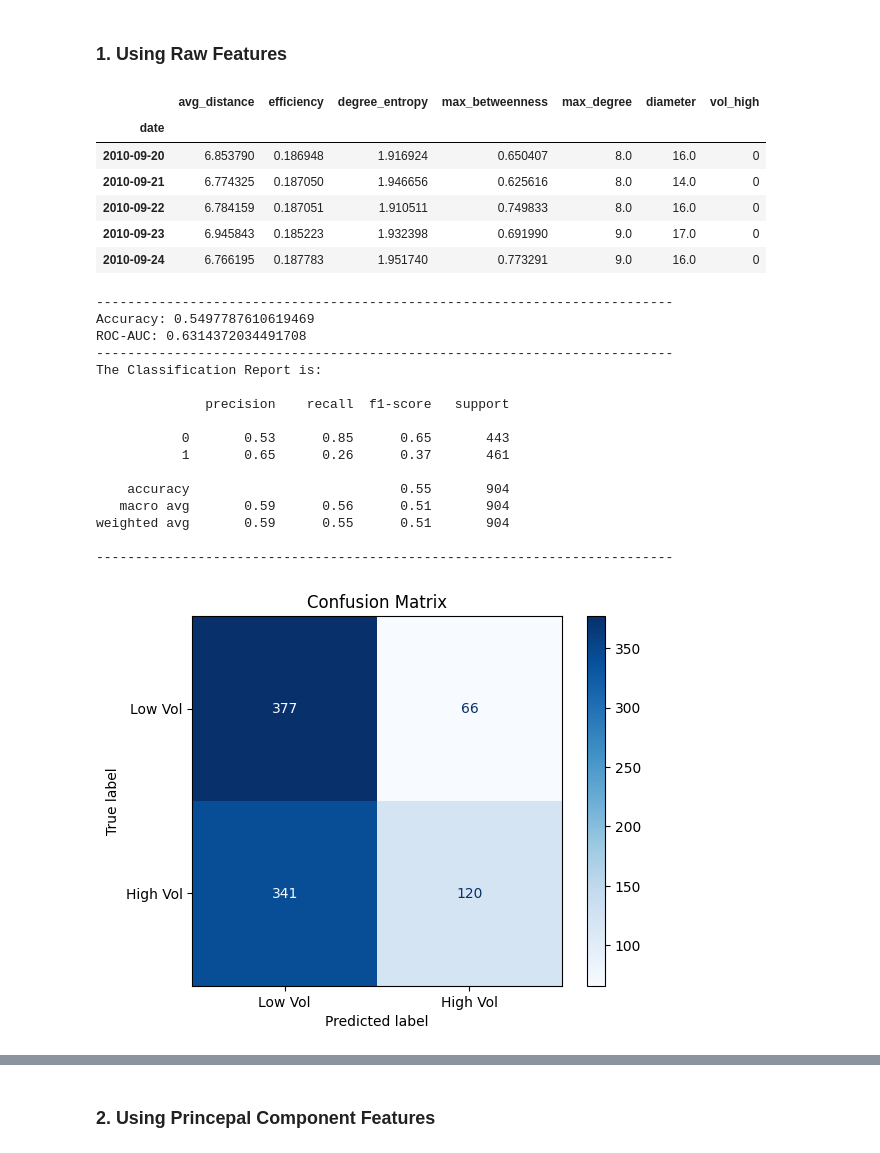
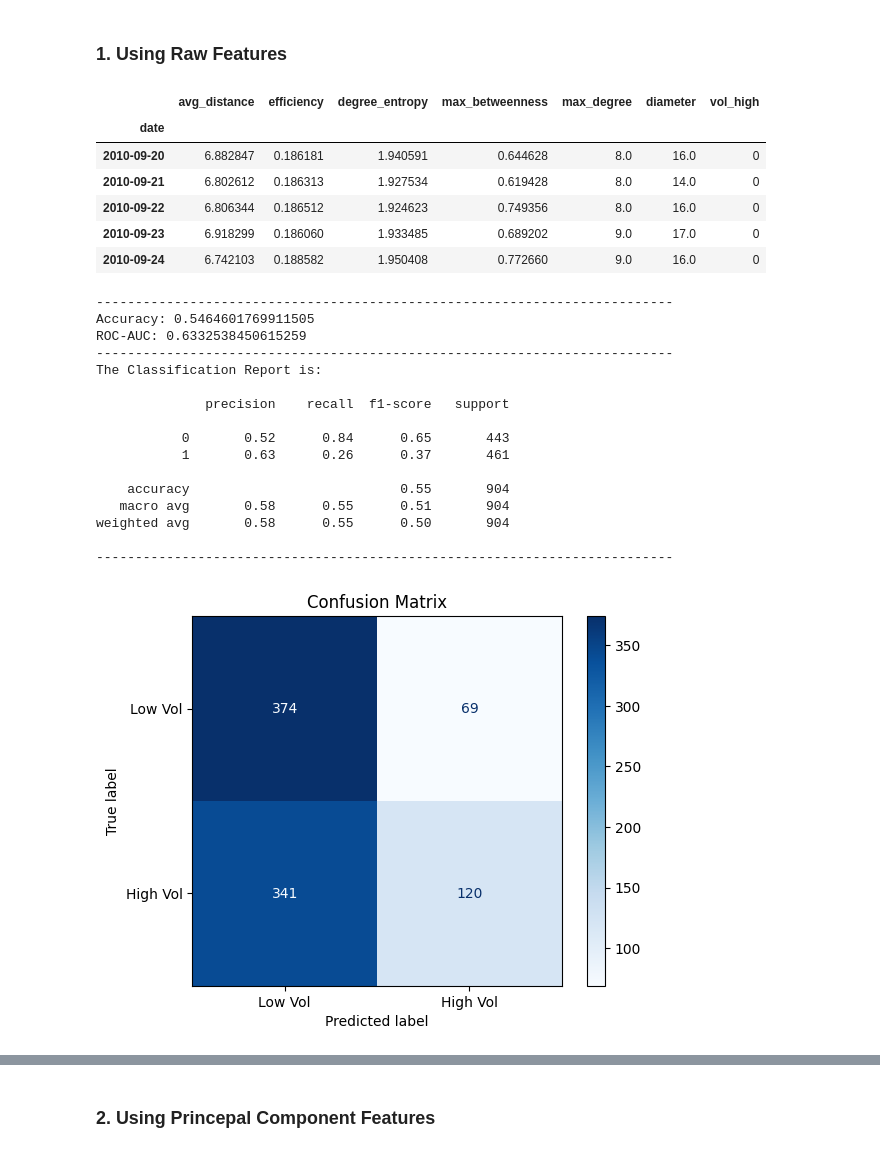
Before and after one commit to Namit-rk/Predicting-Volatility-regimes-only-using-Stock-Network-Topology, a Jupyter notebook: network_analysis.ipynb, the cells around one changed output, grey strips where cells are left out. Saved outputs shown, nothing was run; the diff lists cells and outputs as text; code cells hidden in the pictures.

```diff
--- a/network_analysis.ipynb
+++ b/network_analysis.ipynb
@@ -102,12 +111,12 @@ dfs = []
 
 df_post_2010 = df.loc["2010-01-01":]  # 2008 to 2009 market behavoir is too broken to construct a MST network
 
-for t in range(window, len(df_post_2010), step):
+for t in range(WINDOW, len(df_post_2010), STEP):
 
-	df_window = df_post_2010.iloc[t-window:t]
+	df_window = df_post_2010.iloc[t-WINDOW:t]
 
-	G = make_MST_Network(df_window)
-	row = MST_metrics(G)
+	mst = make_MST_Network(df_window)
+	row = MST_metrics(mst)
 
 	row['date'] = df_post_2010.index[t]
 
@@ -130,21 +156,18 @@ df_mst_rolling.head()
 # %% [markdown]
 Here we are downloading the NIFTY 50 index data to obtain a baseline for the market
 # %%
+from src.data_extraction import stock_info
 
-nifty_df = yf.download("^NSEI", start="2009-12-31", end="2023-01-01", progress=False) # Download NIFTY 50 data
+# Download NIFTY 50 data
+stock = '^NSEI'
+start_date = "2009-12-31"
+end_date = "2023-01-01"
 
-nifty_df = nifty_df[["Close"]]   # Keep only Close price
+# API call using yfinance
+stock_df = yf.download(stock, start=start_date, end=end_date, progress=False)
 
-nifty_df.index = pd.to_datetime(nifty_df.index)
-
-nifty_df["returns"] = np.log(nifty_df["Close"]).diff()
-nifty_df["volatility"] = nifty_df["returns"].rolling(window).std() * np.sqrt(trading_days_in_a_year)   # Not neccsesary to annualize
-
-nifty_df.index = pd.to_datetime(nifty_df.index)
-nifty_df.columns = nifty_df.columns.droplevel(1)
-
-nifty_df.dropna(inplace=True)
-
+# Obtaining stock datframe with rolling returns and volitality
+nifty_df = stock_info(stock_df ,WINDOW, TRADING_DAYS_IN_A_YEAR)
 nifty_df.head()
 # %% [output]
 | Price | Close | returns | volatility |
@@ -183,7 +205,7 @@ plt.show()
 # %% [markdown]
 The interesting thing we could see is thet there are some good correlation between features and volitality but not alot with returns this gives us a signal that the network topology is useful in predicting market risk. Which makes sense theoretically also because during high stress periods the network topology changes alot, some notable ways are the stocks become more correlated causing the average distance between the stocks to decrease, which we could see here with the negative correlation. Also the market becomes more in sync so the disorder decreases, which we could see here by the negative correlation in the entropy and so on
 # %%
-df_merged["vol_median"] = df_merged["volatility"].rolling(window).median()         # rolling median volatility (e.g. 60-day)
+df_merged["vol_median"] = df_merged["volatility"].rolling(WINDOW).median()         # rolling median volatility (e.g. 60-day)
 
 df_merged["vol_high"] = (df_merged["volatility"] > df_merged["vol_median"]).astype(int)    # binary target: high vs low volatility
 
@@ -226,18 +251,18 @@ target = 'vol_high'
 df_reg = df_merged[features + ["vol_high"]]
 
 for feature in features:
-	df_reg[feature] = df_reg[feature].shift(window)       # Applying shifting to the features to avoid look ahead bias and time leakage
+	df_reg[feature] = df_reg[feature].shift(WINDOW)       # Applying shifting to the features to avoid look ahead bias and time leakage
 
 df_reg = df_reg.dropna()
 df_reg.head()
 # %% [output]
 |  | avg_distance | efficiency | degree_entropy | max_betweenness | max_degree | diameter | vol_high |
 | date |  |  |  |  |  |  |  |
-| 2010-09-20 | 6.853790 | 0.186948 | 1.916924 | 0.650407 | 8.0 | 16.0 | 0 |
-| 2010-09-21 | 6.774325 | 0.187050 | 1.946656 | 0.625616 | 8.0 | 14.0 | 0 |
-| 2010-09-22 | 6.784159 | 0.187051 | 1.910511 | 0.749833 | 8.0 | 16.0 | 0 |
-| 2010-09-23 | 6.945843 | 0.185223 | 1.932398 | 0.691990 | 9.0 | 17.0 | 0 |
-| 2010-09-24 | 6.766195 | 0.187783 | 1.951740 | 0.773291 | 9.0 | 16.0 | 0 |
+| 2010-09-20 | 6.882847 | 0.186181 | 1.940591 | 0.644628 | 8.0 | 16.0 | 0 |
+| 2010-09-21 | 6.802612 | 0.186313 | 1.927534 | 0.619428 | 8.0 | 14.0 | 0 |
+| 2010-09-22 | 6.806344 | 0.186512 | 1.924623 | 0.749356 | 8.0 | 16.0 | 0 |
+| 2010-09-23 | 6.918299 | 0.186060 | 1.933485 | 0.689202 | 9.0 | 17.0 | 0 |
+| 2010-09-24 | 6.742103 | 0.188582 | 1.950408 | 0.772660 | 9.0 | 16.0 | 0 |
 # %%
 def time_split(x, train_size = 0.75):
   i = int(len(x) * train_size)
@@ -251,23 +276,25 @@ y_train = df_reg_train[target]
 X_test = df_reg_test[features]
 y_test = df_reg_test[target]
 # %%
-Regression(X_train, X_test, y_train, y_test)
+y_pred,y_prob = Regression(X_train, X_test, y_train, y_test)
+classification_metrics(y_test, y_pred, y_prob)
+plot_confusion_matrix(y_test,y_pred)
 # %% [output]
 --------------------------------------------------------------------------
-Accuracy: 0.5497787610619469
-ROC-AUC: 0.6314372034491708
+Accuracy: 0.5464601769911505
+ROC-AUC: 0.6332538450615259
 --------------------------------------------------------------------------
 The Classification Report is:
 
               precision    recall  f1-score   support
 
-           0       0.53      0.85      0.65       443
-           1       0.65      0.26      0.37       461
+           0       0.52      0.84      0.65       443
+           1       0.63      0.26      0.37       461
 
     accuracy                           0.55       904
-   macro avg       0.59      0.56      0.51       904
-weighted avg       0.59      0.55      0.51       904
+   macro avg       0.58      0.55      0.51       904
+weighted avg       0.58      0.55      0.50       904
 
 --------------------------------------------------------------------------
-[figure, old version]
+[figure, new version]
 # %%
```
Also changed, not shown: parts of 29 cells of this notebook, 9 other files.
